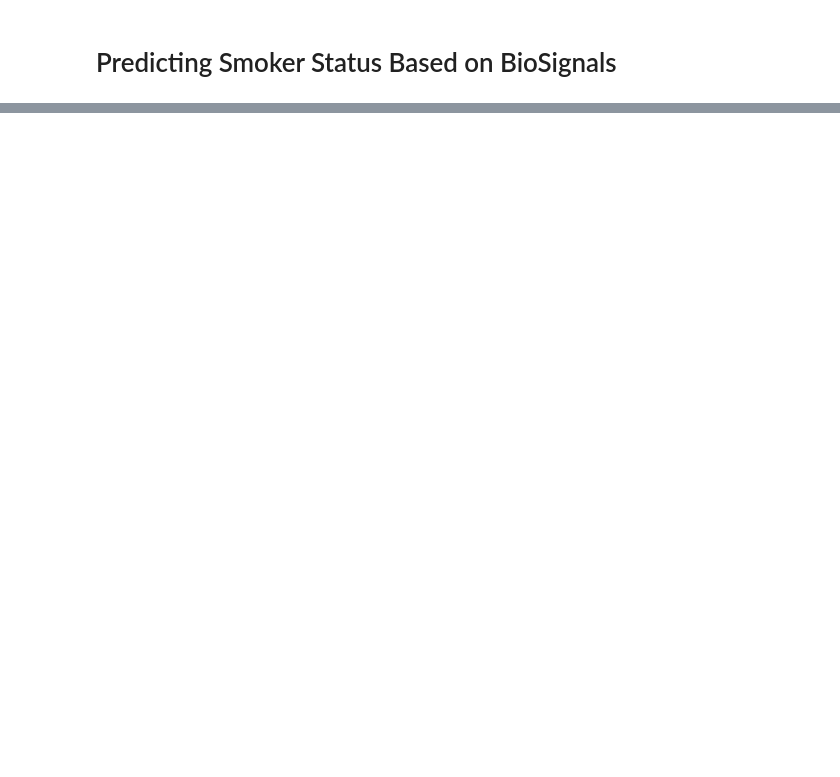
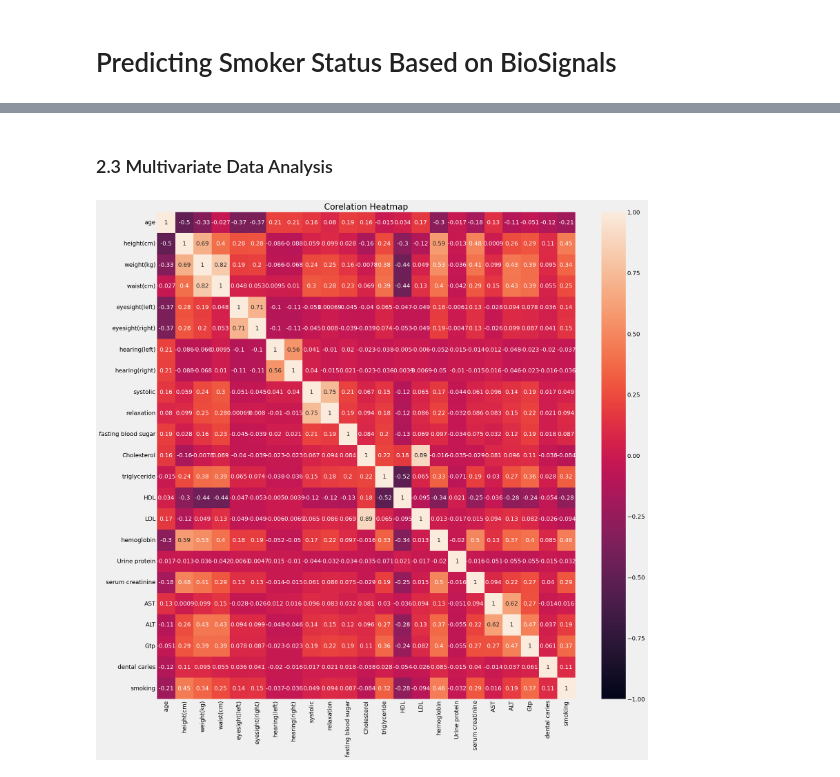
Before and after one commit to rageh-ai/smoker_status, a Jupyter notebook: smoke_stat.ipynb, the cells around one changed output, grey strips where cells are left out. Cells and saved outputs as stored; diff of their text form; code cells hidden in the pictures; blank space fills up the shorter version.

```diff
--- a/smoke_stat.ipynb
+++ b/smoke_stat.ipynb
@@ -211,0 +181,9 @@ scores = cross_val_score(rf, X, y, scoring='accuracy', cv=10)
+# %% [markdown]
+<h3> 2.3 Multivariate Data Analysis </h3>
+# %%
+plt.figure(figsize=(20,20))
+plt.title("Corelation Heatmap")
+sns.heatmap((train.corr()), annot=True, vmin=-1, vmax=1)
+plt.show()
+# %% [output]
+[figure, added]
```
Also changed, not shown: parts of 103 cells of this notebook.
